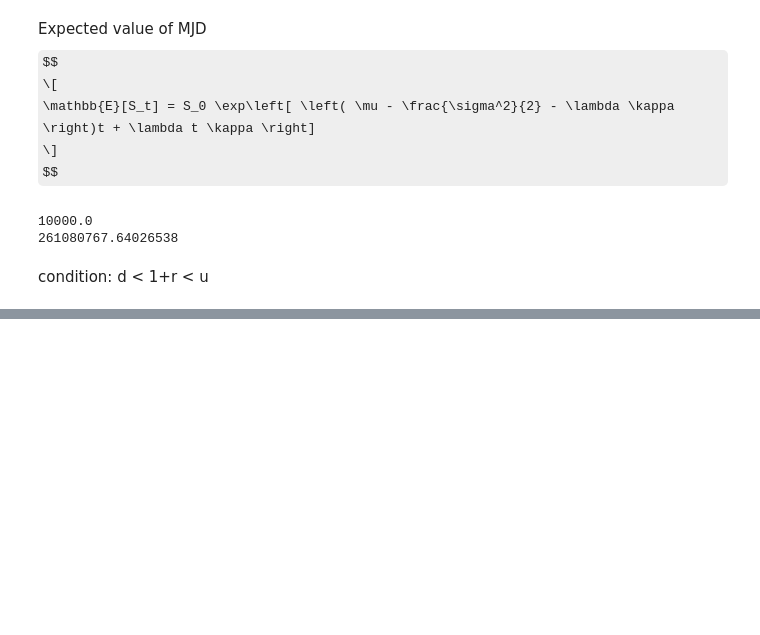
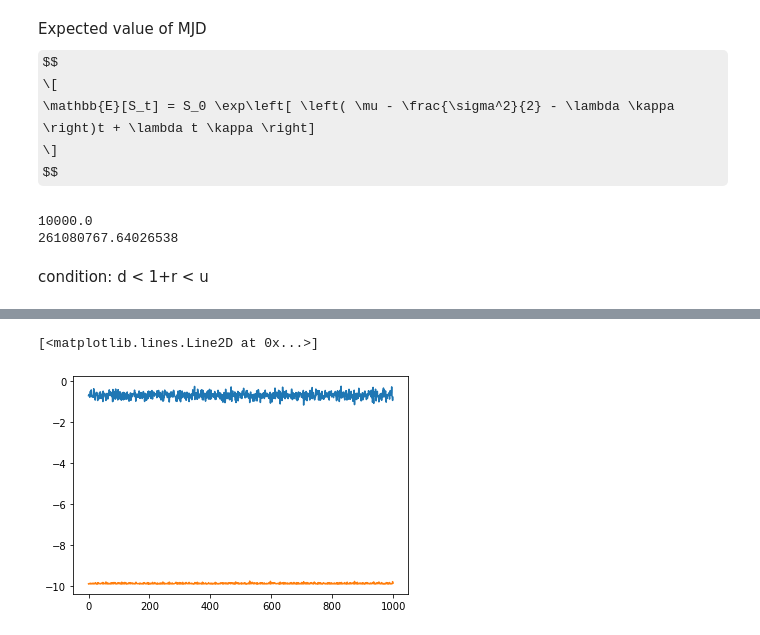
Before and after one commit to angusmit/UCL_Master_Dissertation, a Jupyter notebook: test.ipynb, the cells around one changed output, grey strips where cells are left out. Saved outputs shown, nothing was run; the diff lists cells and outputs as text; code cells hidden in the pictures; some formulas as TeX source; blank space fills up the shorter version.

```diff
--- a/test.ipynb
+++ b/test.ipynb
@@ -202,0 +211,22 @@ array([[1.00038725e+02, 1.20035121e+02, 1.44031841e+02, ...,
+# %%
+###########MEAN
+alpha = mean - ((volatility ** 2) / (2*k))
+
+# Estimated - theorectical mean
+true_mean = np.exp(-k*t)*S0 + (1-np.exp(-k*t))*alpha
+np.mean(df) - true_mean
+
+# Estimated mean
+estimated_mean = np.mean(df,axis = 0)
+
+############VAR
+#true var
+true_var = sigma**2/ (2*kappa) *( 1 - np.exp(-2 * kappa *t))
+#estimated var
+estimated_var = np.var(df,axis = 0)
+
+plt.plot(estimated_mean - true_mean)
+plt.plot(estimated_var - true_var)
+# %% [output]
+[<matplotlib.lines.Line2D at 0x...>]
+[figure, added]
```
Also changed, not shown: parts of 16 cells of this notebook.
